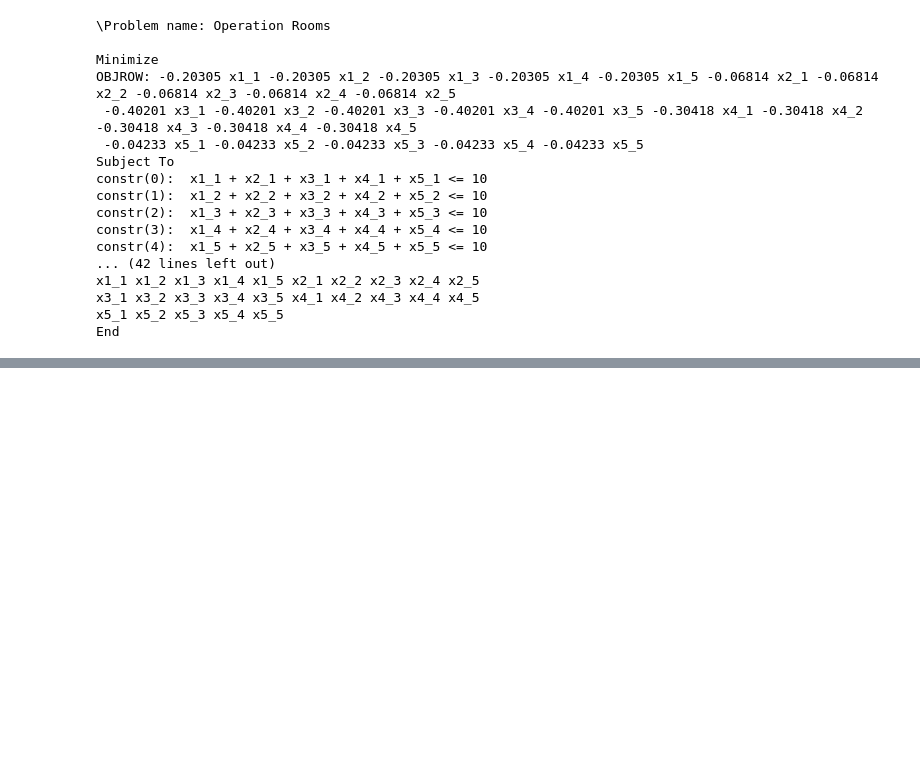
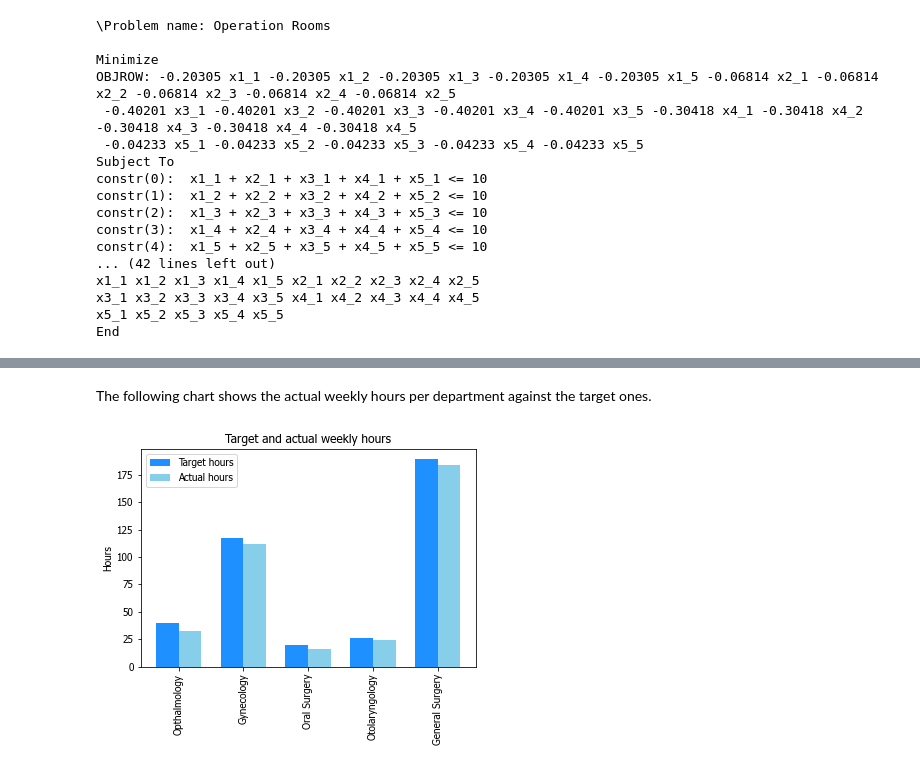
Before and after one commit to KSpiliop/Exercise, a Jupyter notebook: Solution.ipynb, the cells around one changed output, grey strips where cells are left out. Drawn from its saved outputs; the diff is of its cells as text; code cells hidden in the pictures; blank space fills up the shorter version.

```diff
--- a/Solution.ipynb
+++ b/Solution.ipynb
@@ -12,12 +12,19 @@
 import pandas as pd
 import numpy as np
 import matplotlib.pyplot as plt
+from matplotlib import font_manager as fm, rcParams
+
+rcParams["font.size"] = "10"
+rcParams["font.family"] = "Tahoma"
+
+from matplotlib import colors as mcolors
+colors = dict(mcolors.BASE_COLORS, **mcolors.CSS4_COLORS)
+
 import os
 import re
-from pprint import pprint
-from scipy import stats
 import string
 from mip import *
+import time
 
 from IPython.core.interactiveshell import InteractiveShell
 InteractiveShell.ast_node_interactivity = "all"
@@ -325,0 +383,13 @@ x5_5 : 5.0
+# %%
+results = pd.DataFrame([[m.var_by_name('x'+str(i)+'_'+str(j)).x for j in range(1,6)] for i in range(1,6)],
+                       index = departments, columns = ['Mon','Tue','Wed','Thu','Fri'],dtype=int)
+results['Weekly total'] = results.apply(sum, axis=1)
+results['Weekly total (hours)'] = 8*results['Weekly total']
+results
+print('Daily totals:\n')
+print(results.apply(sum, axis=0)[:-2].values)
+
+bounds = pd.DataFrame([[m.var_by_name('x'+str(i)+'_'+str(j)).ub for j in range(1,6)] for i in range(1,6)],
+                       index = departments, columns = ['Mon','Tue','Wed','Thu','Fri'],dtype=int)
+print('\nUpper bounds:\n')
+print(bounds)
@@ -325,0 +415,22 @@ x5_5 : 5.0
+# %% [markdown]
+The following chart shows the actual weekly hours per department against the target ones.
+# %%
+
+
+actual = results['Weekly total (hours)']
+targets = weekly_targets
+
+_ = fig, ax = plt.subplots()
+_ = rects1 = ax.bar(np.arange(len(departments)) - 0.35/2, targets, width=0.35, label='Target hours',
+                   color=colors['dodgerblue'])
+_ = rects2 = ax.bar(np.arange(len(departments)) + 0.35/2, actual, width=0.35, label='Actual hours',
+                   color=colors['skyblue'])
+_ = ax.set_ylabel('Hours');
+_ = ax.set_title('Target and actual weekly hours');
+_ = ax.set_xticks(np.arange(len(departments)));
+_ = ax.set_xticklabels(departments,rotation=90);
+_ = ax.legend()
+
+plt.show()
+# %% [output]
+[figure, added]
```
Also changed, not shown: parts of 17 cells of this notebook.
